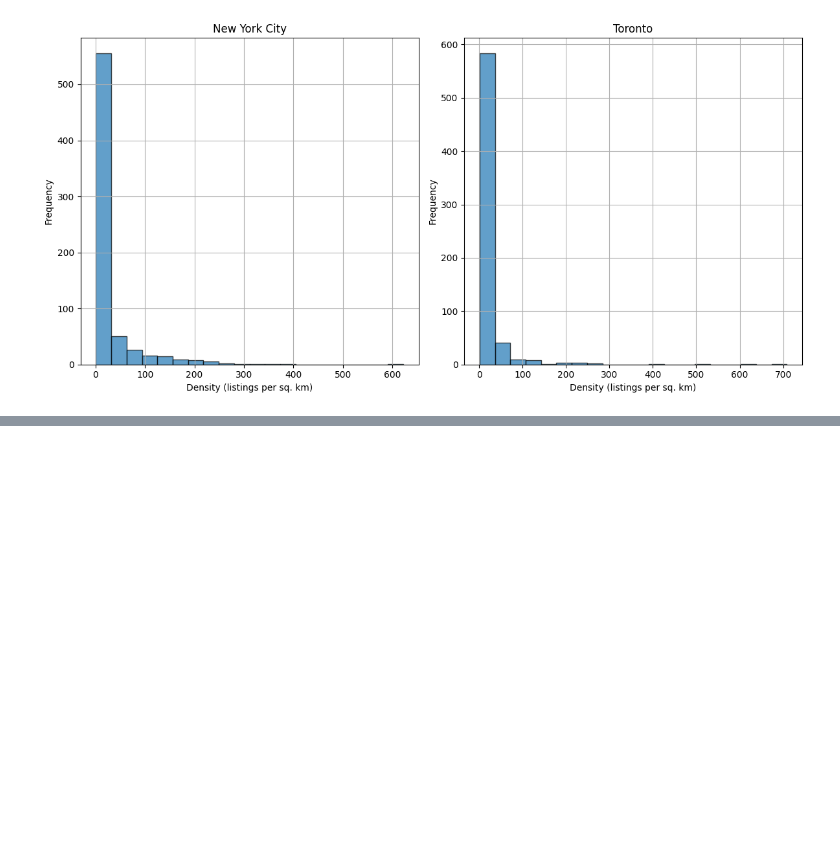
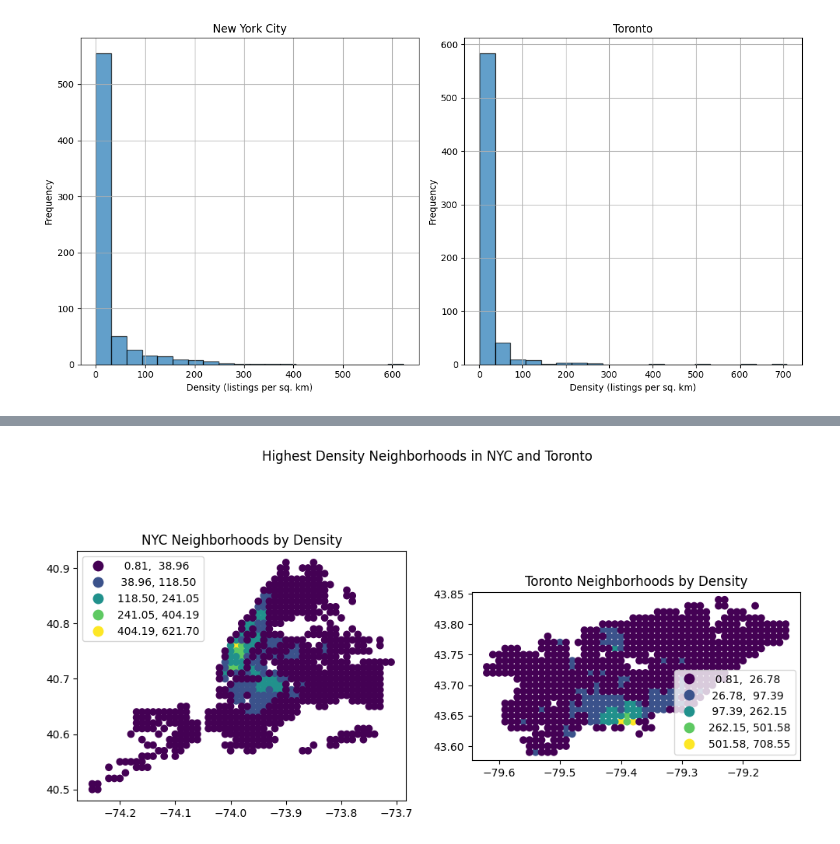
Before and after one commit to twentysixfiftythree/Airbnb-Density-Analysis-Toronto-and-NYC, a Jupyter notebook: analysis.ipynb, the cells around one changed output, grey strips where cells are left out. Saved outputs shown, nothing was run; the diff lists cells and outputs as text; code cells hidden in the pictures; blank space fills up the shorter version.

Commit message:
added density graphs, but the neighbourhoods should be included in new york instead of buroughs. also, need to fix the labels on bar chart axis

```diff
--- a/analysis.ipynb
+++ b/analysis.ipynb
@@ -178,0 +221,9 @@ Maximum count in Toronto: 873
+# %%
+nyc_sorted_by_density = nyc_density_with_neighbourhoods.sort_values(by='density', ascending=False)
+print("NYC neighborhoods by highest density:\n")
+print(nyc_sorted_by_density[['name', 'density']].head())
+
+
+toronto_sorted_by_density = toronto_density_with_neighbourhoods.sort_values(by='density', ascending=False)
+print("\nToronto neighborhoods by highest density:\n")
+print(toronto_sorted_by_density[['AREA_NAME', 'density']].head())
@@ -178,0 +248,20 @@ Maximum count in Toronto: 873
+# %%
+# prompt: graph the neighbourhoods with the highest density
+
+import matplotlib.pyplot as plt
+# Create a figure with two subplots
+fig, (ax1, ax2) = plt.subplots(1, 2, figsize=(12, 6))
+
+# Plot the NYC neighborhoods with the highest density
+nyc_sorted_by_density.plot(ax=ax1, column='density', legend=True, scheme='NaturalBreaks')
+ax1.set_title('NYC Neighborhoods by Density')
+
+# Plot the Toronto neighborhoods with the highest density
+toronto_sorted_by_density.plot(ax=ax2, column='density', legend=True, scheme='NaturalBreaks')
+ax2.set_title('Toronto Neighborhoods by Density')
+
+# Add labels and show the figure
+plt.suptitle('Highest Density Neighborhoods in NYC and Toronto')
+plt.show()
+# %% [output]
+[figure, added]
```
Also changed, not shown: parts of 5 cells of this notebook.
